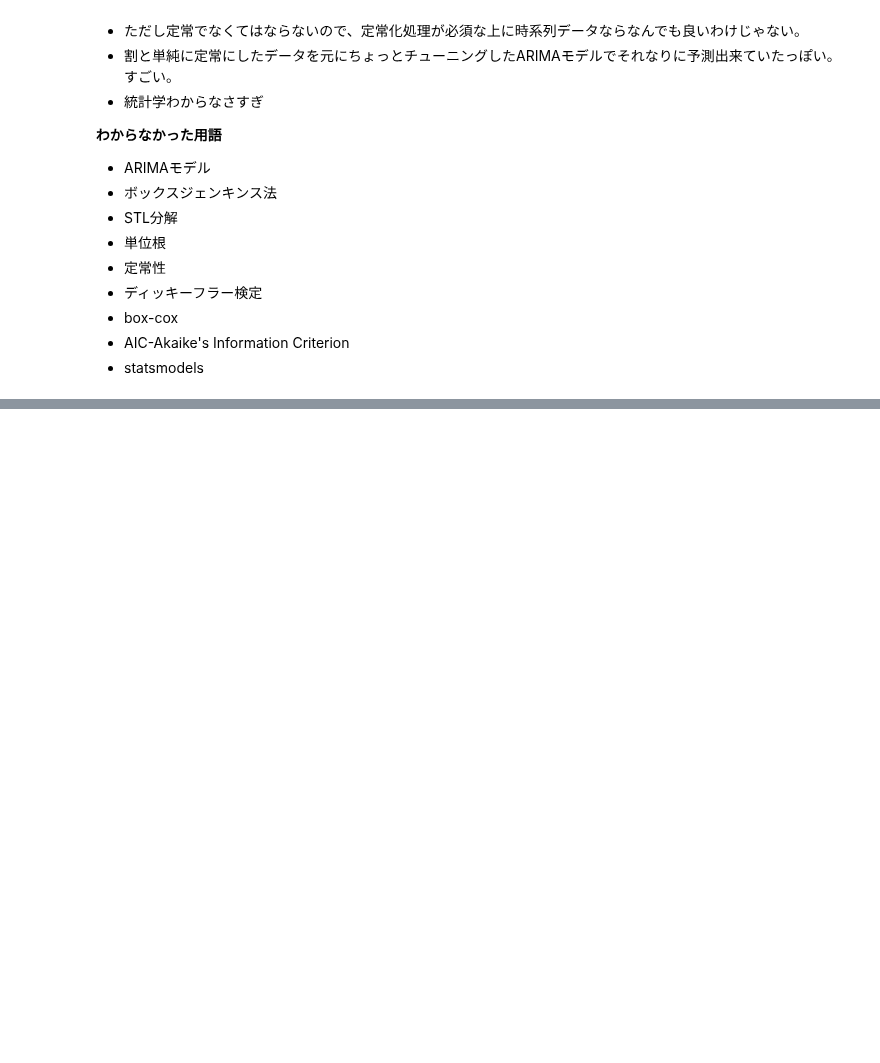
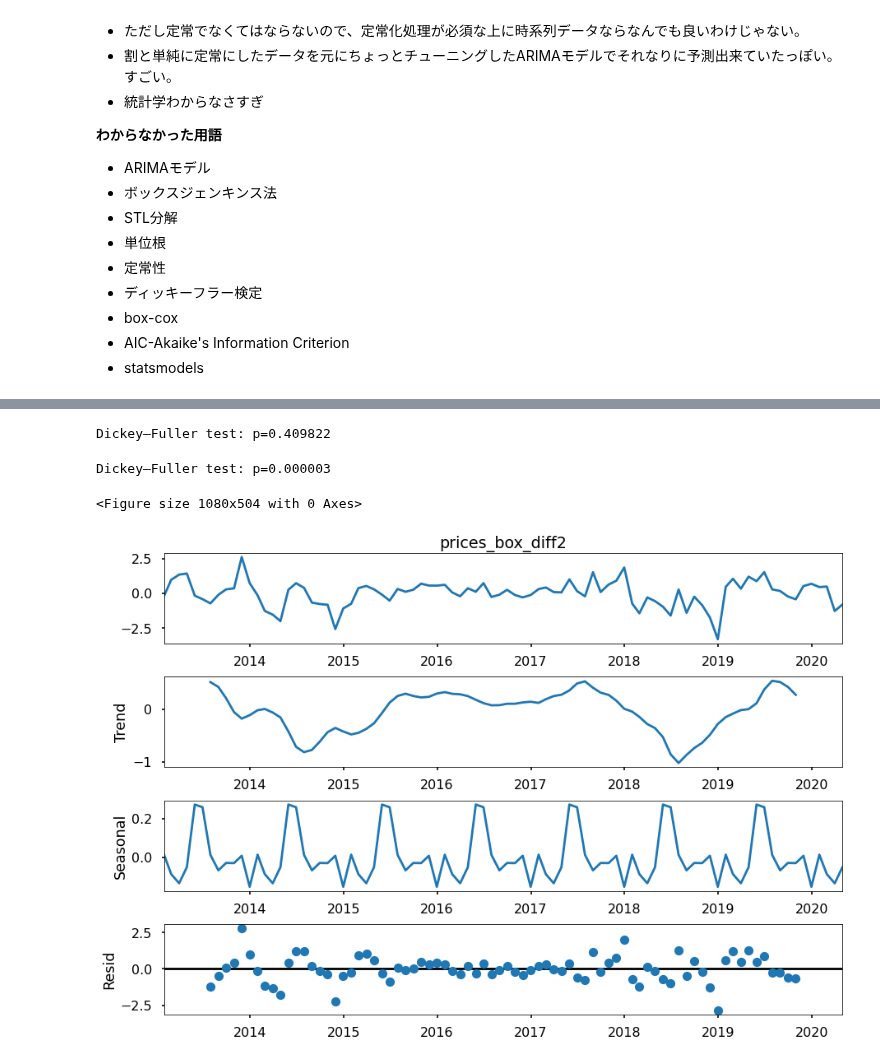
Before and after one commit to KotaOkamoto/diveintocode-ml, a Jupyter notebook: 2007_aug/Bitcoin_Historical_Data.ipynb, the cells around one changed output, grey strips where cells are left out. Drawn from its saved outputs; the diff is of its cells as text; code cells hidden in the pictures; blank space fills up the shorter version.

```diff
--- a/2007_aug/Bitcoin_Historical_Data.ipynb
+++ b/2007_aug/Bitcoin_Historical_Data.ipynb
@@ -462,0 +633,20 @@ __わからなかった用語__
+# %%
+# Seasonal differentiation
+df_month['prices_box_diff'] = df_month.Weighted_Price_box - df_month.Weighted_Price_box.shift(12)
+print("Dickey–Fuller test: p=%f" % sm.tsa.stattools.adfuller(df_month.prices_box_diff[12:])[1])
+# %% [output]
+Dickey–Fuller test: p=0.409822
+# %%
+# Regular differentiation
+df_month['prices_box_diff2'] = df_month.prices_box_diff - df_month.prices_box_diff.shift(1)
+plt.figure(figsize=(15,7))
+
+# STL-decomposition
+sm.tsa.seasonal_decompose(df_month.prices_box_diff2[13:]).plot()
+print("Dickey–Fuller test: p=%f" % sm.tsa.stattools.adfuller(df_month.prices_box_diff2[13:])[1])
+
+plt.show()
+# %% [output]
+Dickey–Fuller test: p=0.000003
+<Figure size 1080x504 with 0 Axes>
+[figure, added]
```
Also changed, not shown: parts of 23 cells of this notebook.
